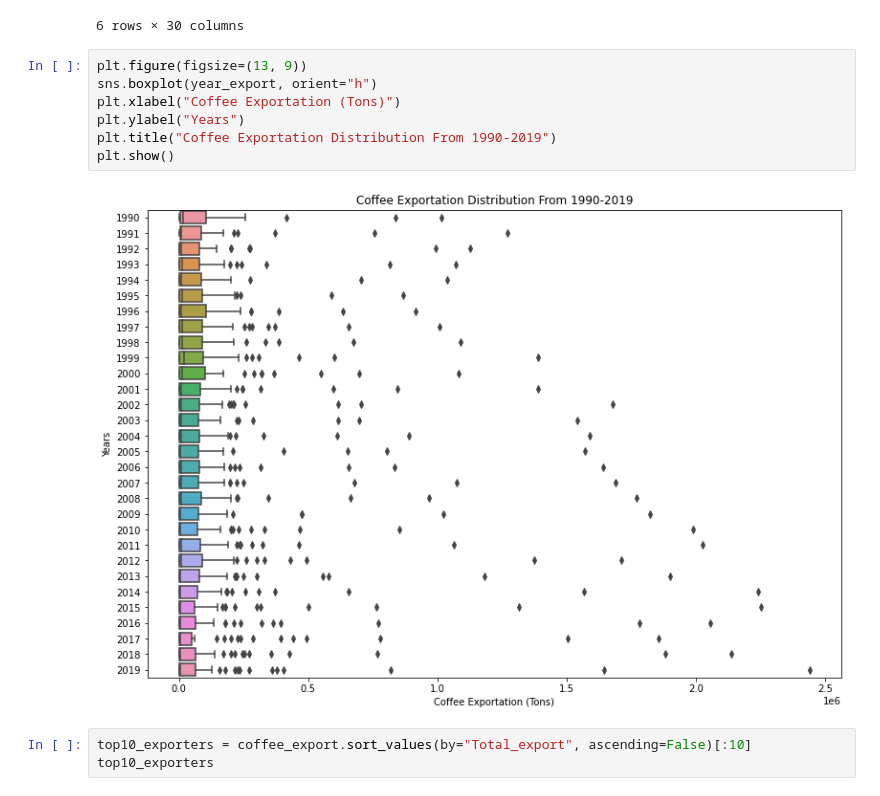
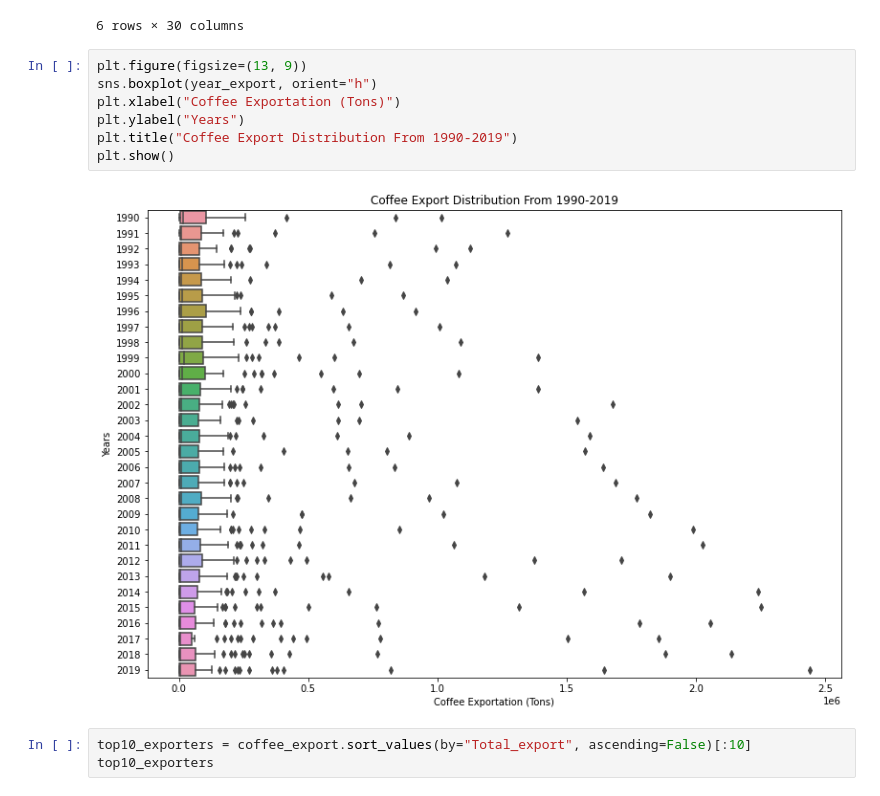
Before and after one commit to geofias/Coffee_Tales, a Jupyter notebook: coffee.ipynb, the cells around one changed output. Drawn from its saved outputs; the diff is of its cells as text.

```diff
--- a/coffee.ipynb
+++ b/coffee.ipynb
@@ -212,12 +219,12 @@ year_export.head(6)
 # %%
 plt.figure(figsize=(13, 9))
 sns.boxplot(year_export, orient="h")
 plt.xlabel("Coffee Exportation (Tons)")
 plt.ylabel("Years")
-plt.title("Coffee Exportation Distribution From 1990-2019")
+plt.title("Coffee Export Distribution From 1990-2019")
 plt.show()
 # %% [output]
-[figure, old version]
+[figure, new version]
 # %%
 top10_exporters = coffee_export.sort_values(by="Total_export", ascending=False)[:10]
 top10_exporters
```
Also changed, not shown: parts of 38 cells of this notebook.
